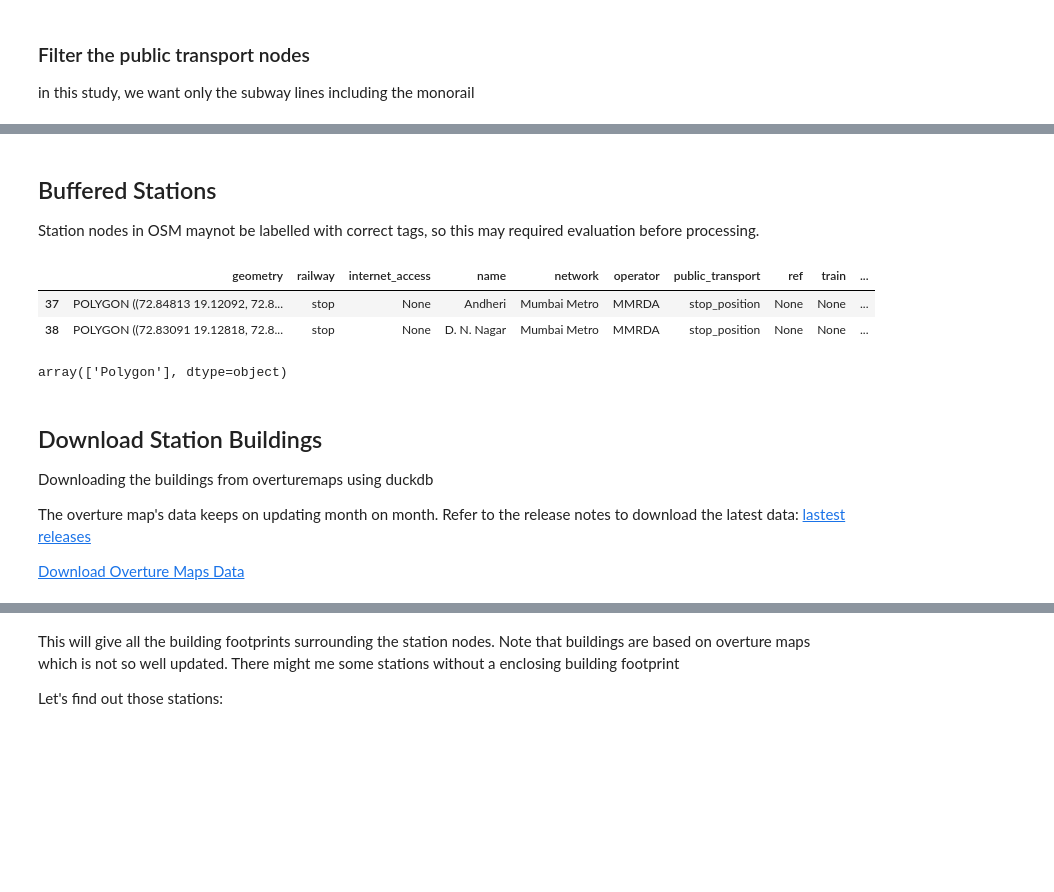
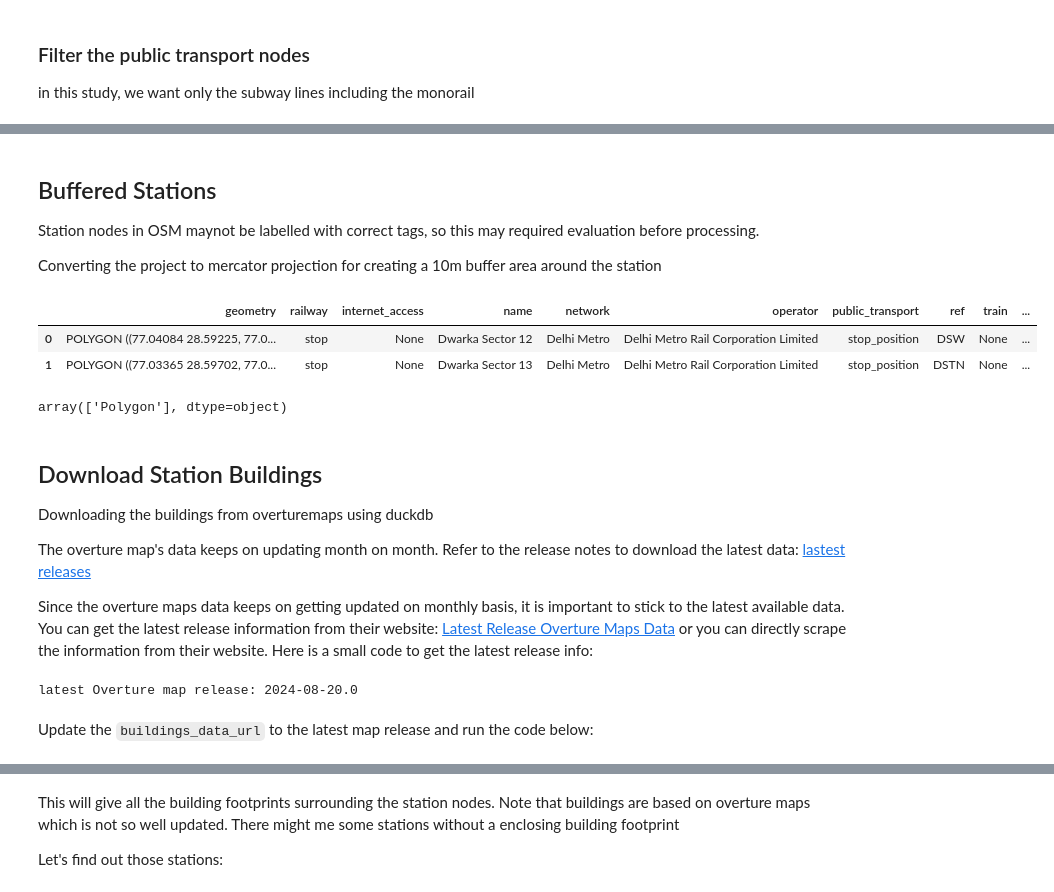
Before and after one commit to kavyajeetbora/metro_accessibility, a Jupyter notebook: notebooks/ETL_OSM.ipynb, the cells around one changed output, grey strips where cells are left out. Cells and saved outputs as stored; diff of their text form; code cells hidden in the pictures; blank space fills up the shorter version.

```diff
--- a/notebooks/ETL_OSM.ipynb
+++ b/notebooks/ETL_OSM.ipynb
@@ -59,7 +63,7 @@ columns = ['element_type', 'osmid', 'geometry', 'railway', 'internet_access',
        'ref', 'train','city']
 
 ## Select city
-city = "Mumbai"
+city = "Delhi_NCR"
 W,S,E,N = bboxs[city]
 # %% [markdown]
 Download all the station nodes:
@@ -139,16 +143,18 @@ metro_stations.to_file(f'{city}_stations_stops.gpkg', driver='GPKG')
 ## Buffered Stations
 
 Station nodes in OSM maynot be labelled with correct tags, so this may required evaluation before processing.
+
+Converting the project to mercator projection for creating a 10m buffer area around the station
 # %%
 buffered_stations = metro_stations.copy()
-buffered_stations = buffered_stations.to_crs('EPSG:32643')
+buffered_stations = buffered_stations.to_crs('EPSG:3857')
 buffered_stations['geometry'] = buffered_stations['geometry'].buffer(10)
 buffered_stations = buffered_stations.to_crs("EPSG:4326")
 buffered_stations.head(2)
 # %% [output]
 |  | geometry | railway | internet_access | name | network | operator | public_transport | ref | train | ... |
-| 37 | POLYGON ((72.84813 19.12092, 72.8... | stop | None | Andheri | Mumbai Metro | MMRDA | stop_position | None | None | ... |
-| 38 | POLYGON ((72.83091 19.12818, 72.8... | stop | None | D. N. Nagar | Mumbai Metro | MMRDA | stop_position | None | None | ... |
+| 0 | POLYGON ((77.04084 28.59225, 77.0... | stop | None | Dwarka Sector 12 | Delhi Metro | Delhi Metro Rail Corporation Limited | stop_position | DSW | None | ... |
+| 1 | POLYGON ((77.03365 28.59702, 77.0... | stop | None | Dwarka Sector 13 | Delhi Metro | Delhi Metro Rail Corporation Limited | stop_position | DSTN | None | ... |
 # %%
 buffered_stations.to_parquet('stations-buffered.parquet')
 buffered_stations.geometry.geom_type.unique()
@@ -161,7 +167,24 @@ Downloading the buildings from overturemaps using duckdb
 
 The overture map's data keeps on updating month on month. Refer to the release notes to download the latest data: [lastest releases](https://docs.overturemaps.org/release/latest/)
 
-[Download Overture Maps Data](https://overturemaps.org/download/)
+Since the overture maps data keeps on getting updated on monthly basis, it is important to stick to the latest available data. You can get the latest release information from their website: [Latest Release Overture Maps Data](https://docs.overturemaps.org/release/latest/) or you can directly scrape the information from their website. Here is a small code to get the latest release info:
+# %%
+try:
+    url = r'https://docs.overturemaps.org/release/latest/'
+    req = requests.get(url)
+    html_text = req.text
+    tree = etree.HTML(html_text)
+
+    result = tree.xpath('//h1')
+    latest_release = result[0].text
+    print("latest Overture map release:" ,latest_release)
+
+except Exception as e:
+    print("Error", e)
+# %% [output]
+latest Overture map release: 2024-08-20.0
+# %% [markdown]
+Update the `buildings_data_url` to the latest map release and run the code below:
 # %%
 %%time
 
```
Also changed, not shown: parts of 13 cells of this notebook.
